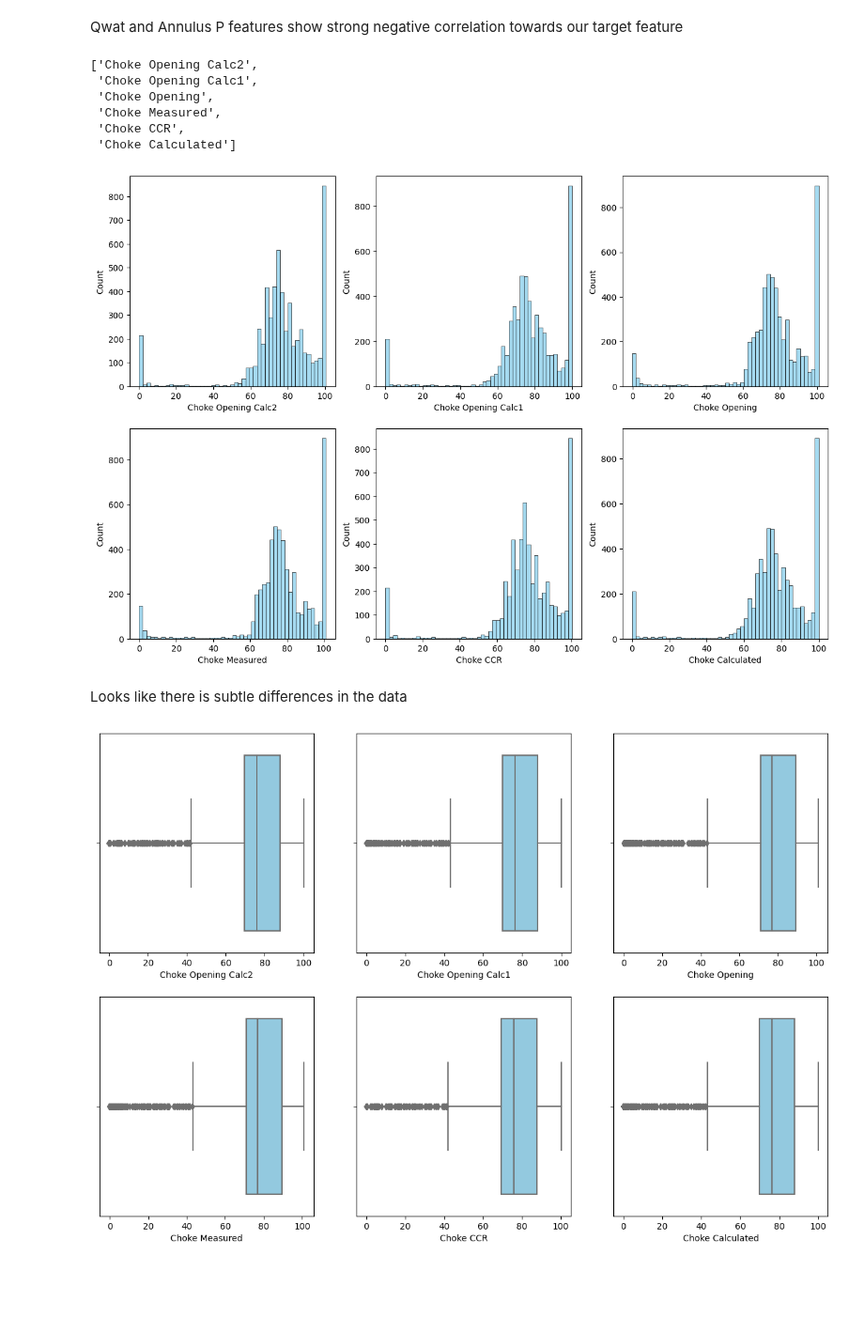
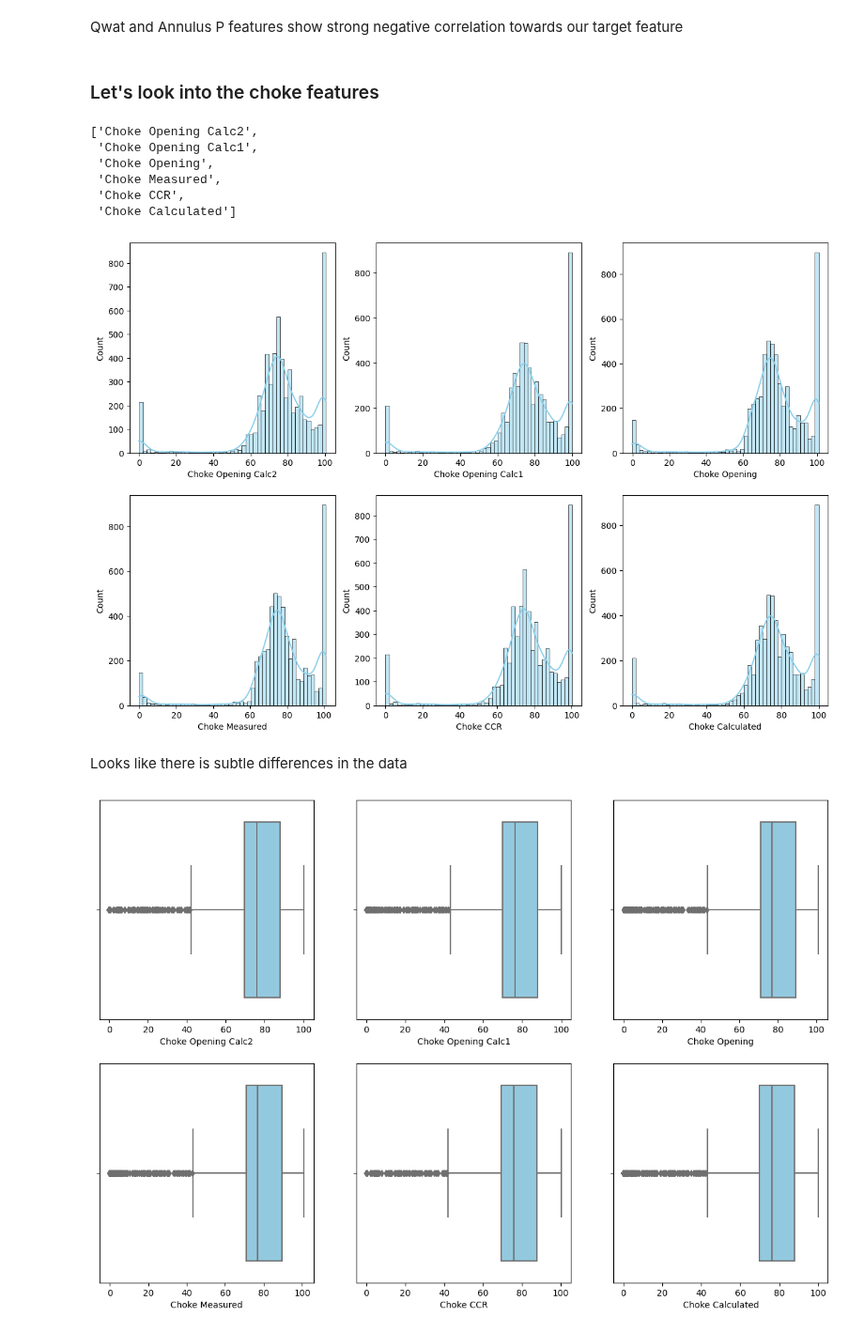
Before and after one commit to mattwagon/oil_production_prediction, a Jupyter notebook: notebooks/matt - data_cleaning.ipynb, the cells around one changed output. Shown at 94% size. Drawn from its saved outputs; the diff is of its cells as text; code cells hidden in the pictures; blank space fills up the shorter version.

```diff
--- a/notebooks/matt - data_cleaning.ipynb
+++ b/notebooks/matt - data_cleaning.ipynb
@@ -121,6 +121,8 @@ plt.show()
 A lot of the 'Choke' features seem to be duplicates of each other or at least extremely similar
 # %% [markdown]
 Qwat and Annulus P features show strong negative correlation towards our target feature
+# %% [markdown]
+### Let's look into the choke features
 # %%
 # Get list of choke features
 choke_cols = [col for col in df_to_impute.columns if 'Choke' in col]
@@ -135,12 +137,12 @@ choke_cols
 # %%
 # Visual look at distribution of choke data to check for any notable differences
 f, axes = plt.subplots(2, 3, figsize=(15, 10))
 for ax, feature in zip(axes.flat, df_to_impute[choke_cols]):
-    sns.histplot(df_to_impute[feature] , color="skyblue", ax=ax)
+    sns.histplot(df_to_impute[feature] , color="skyblue", kde=True, ax=ax)
 # %% [output]
-[figure, old version]
+[figure, new version]
-# %% [markdown]
-Looks like there is subtle differences in the data
+# %% [markdown]
+Looks like there is subtle differences in the data
 # %%
 # Visual check for outliers
 f, axes = plt.subplots(2, 3, figsize=(15, 10))
```
Also changed, not shown: parts of 9 cells of this notebook.
